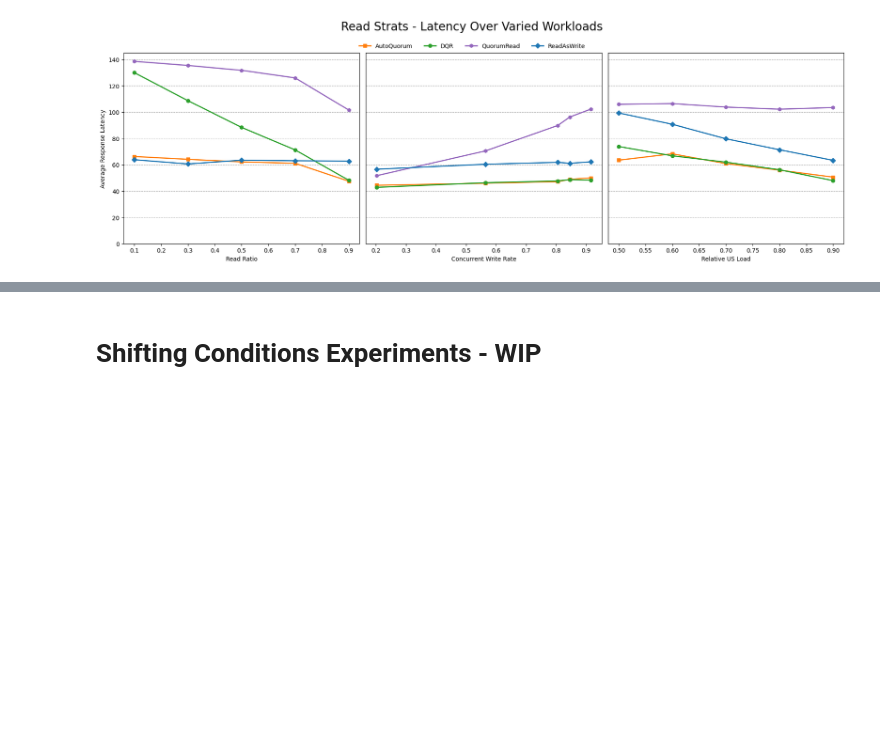
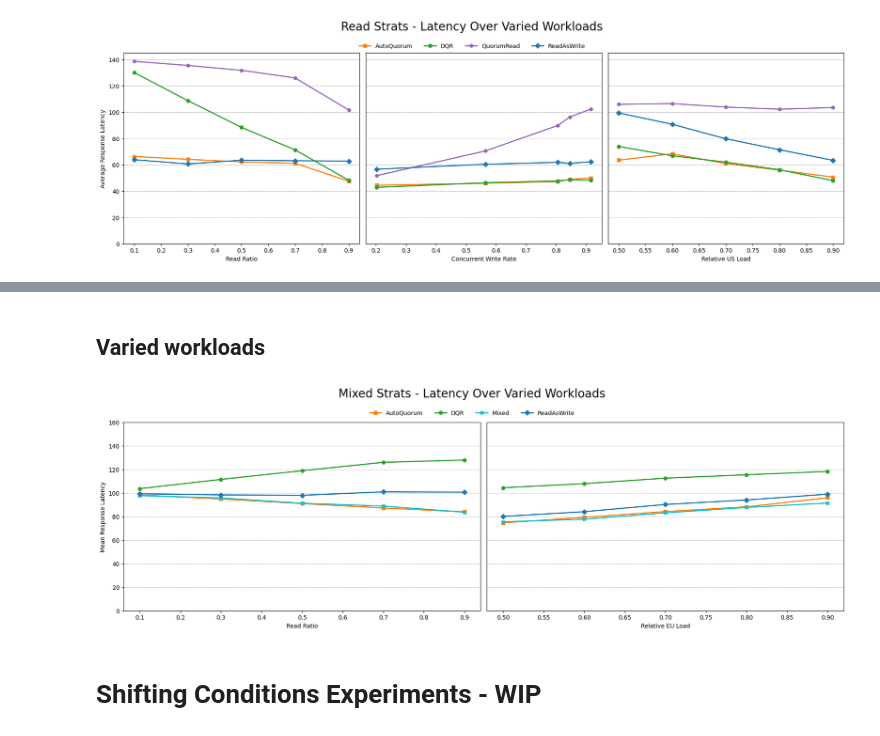
Before and after one commit to kevin-harrison/auto-quorum, a Jupyter notebook: benchmarks/graph_experiments.ipynb, the cells around one changed output, grey strips where cells are left out. Drawn from its saved outputs; the diff is of its cells as text; code cells hidden in the pictures; blank space fills up the shorter version.

```diff
--- a/benchmarks/graph_experiments.ipynb
+++ b/benchmarks/graph_experiments.ipynb
@@ -46,3 +102,10 @@ graph_read_strats_over_workloads()
+# %% [markdown]
+## Varied workloads
+# %%
+from graphs.mixed_strats import graph_mixed_strats_over_workload
+graph_mixed_strats_over_workload()
+# %% [output]
+[figure, added]
 # %% [markdown]
 # Shifting Conditions Experiments - WIP
 # %%
```
Also changed, not shown: parts of 19 cells of this notebook, 9 other files.
